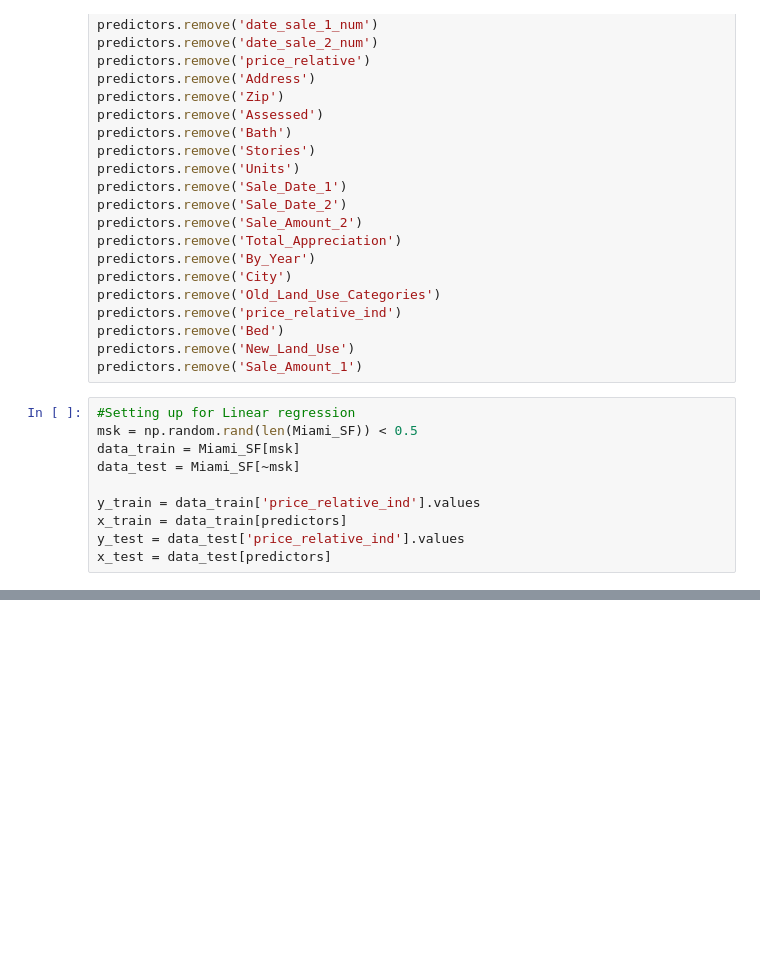
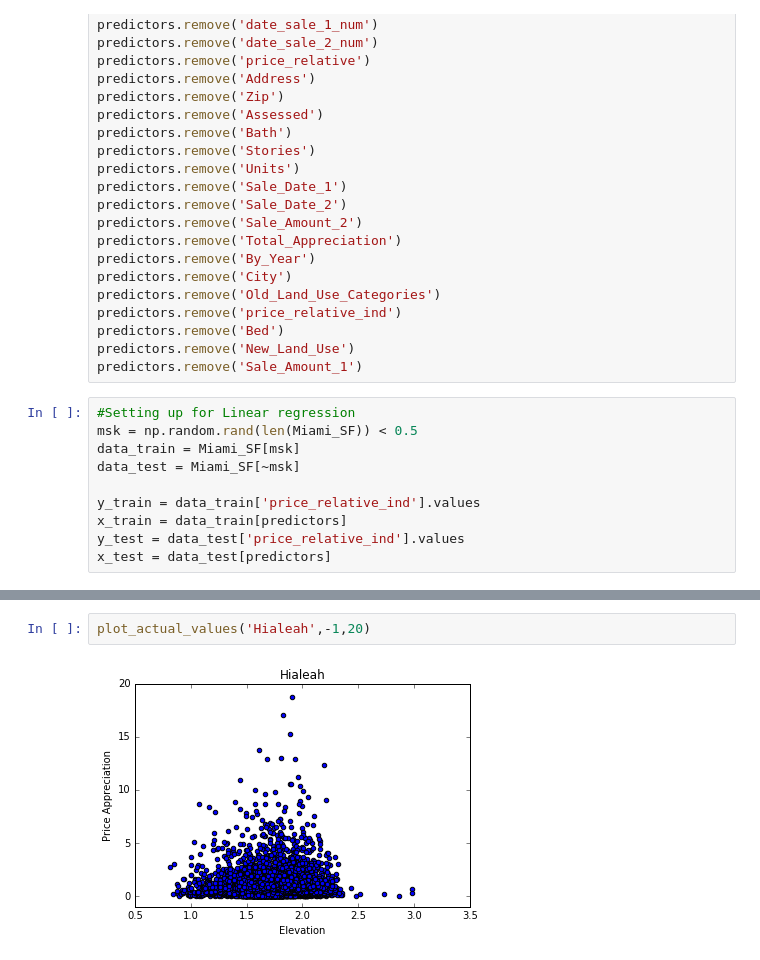
Before and after one commit to AnuragGumber/Miami, a Jupyter notebook: Miami_LME.ipynb, the cells around one changed output, grey strips where cells are left out. Cells and saved outputs as stored; diff of their text form; blank space fills up the shorter version.

```diff
--- a/Miami_LME.ipynb
+++ b/Miami_LME.ipynb
@@ -239,0 +288,4 @@ QUESTION: Why do the fitted values appear to be precisely opposite of the trends
+# %%
+plot_actual_values('Hialeah',-1,20)
+# %% [output]
+[figure, added]
```
Also changed, not shown: parts of 28 cells of this notebook.
